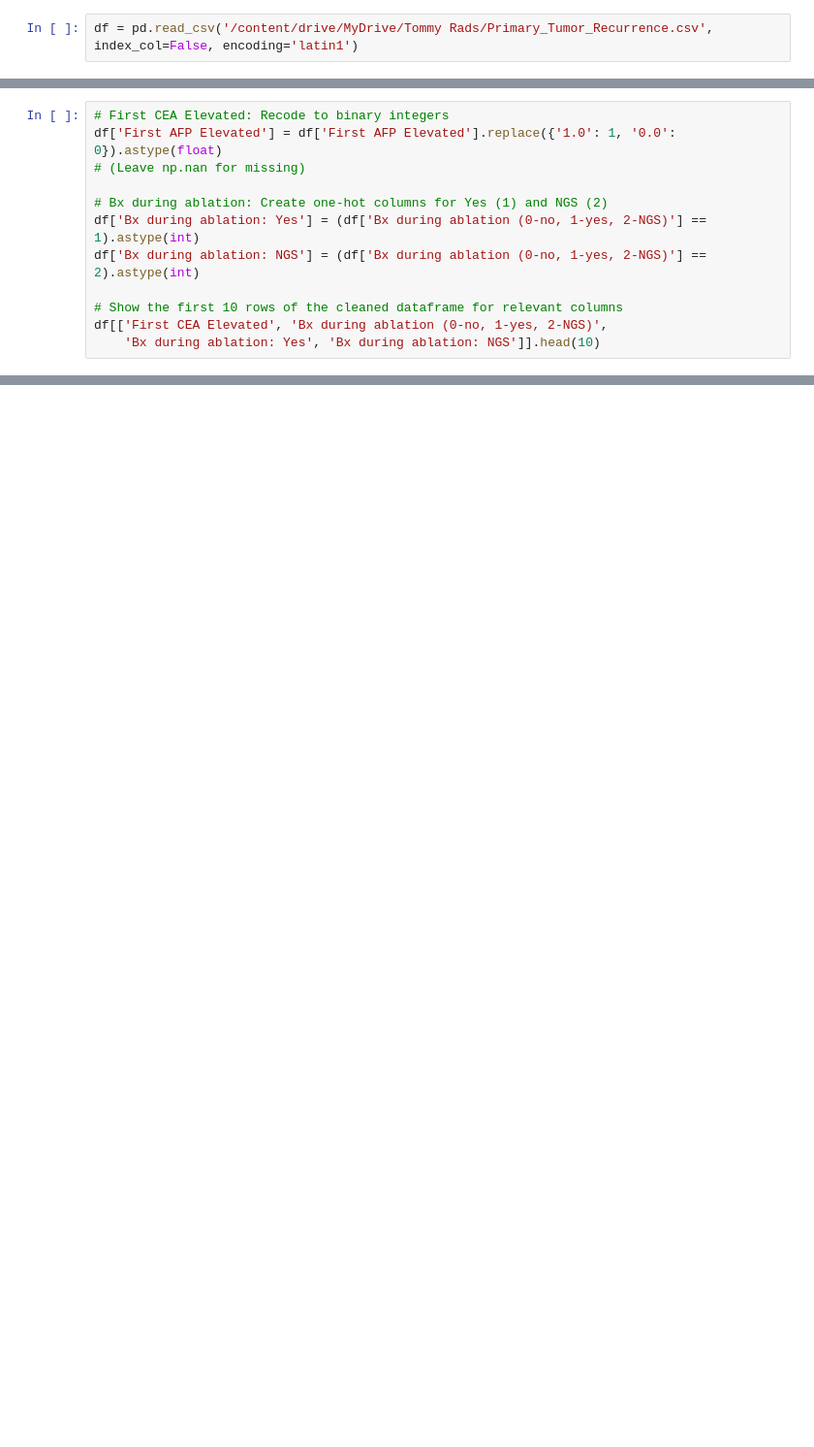
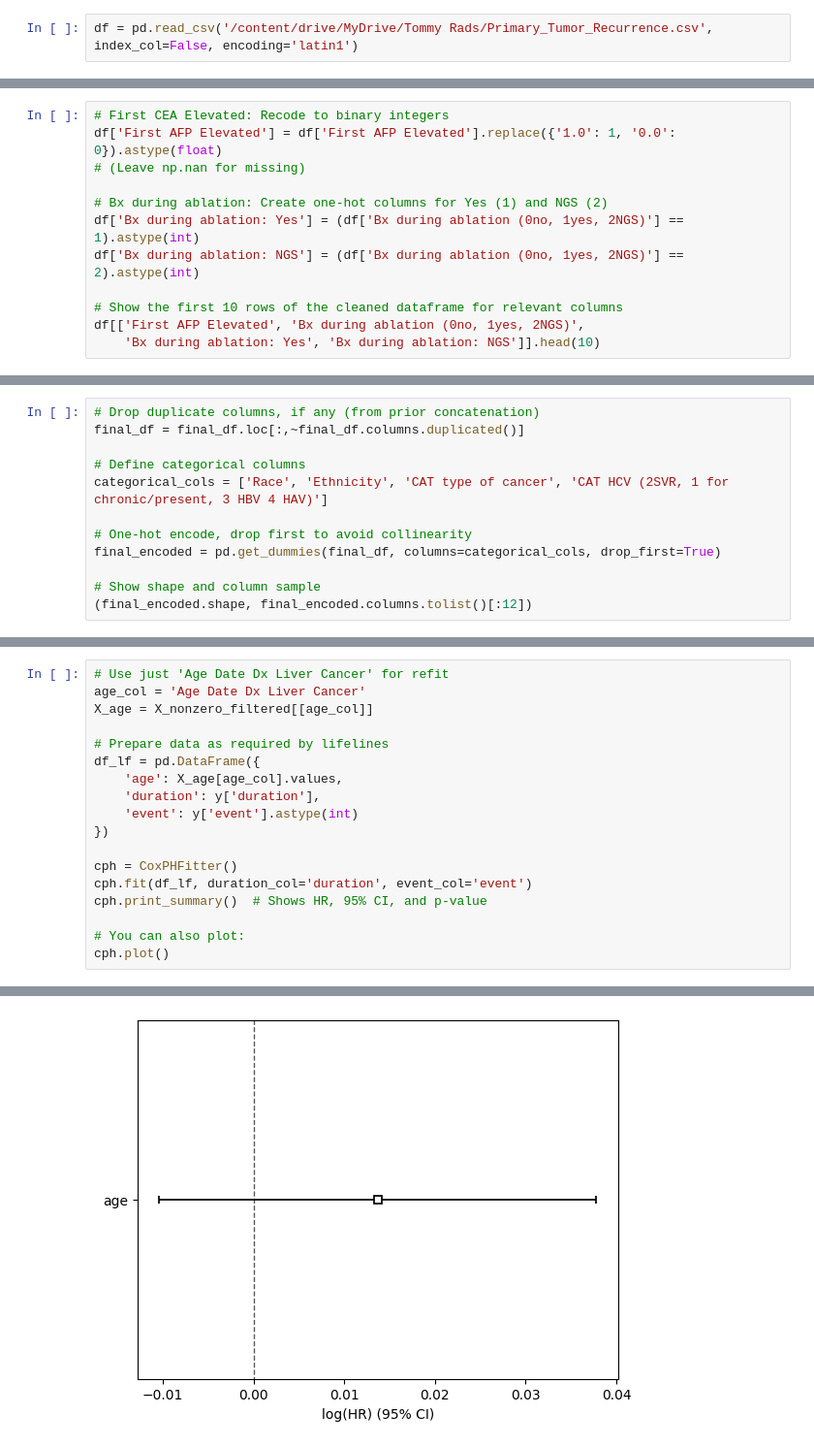
Before and after one commit to aren4/Liver_Tumors, a Jupyter notebook: Tommy_Rads.ipynb, the cells around one changed output, grey strips where cells are left out. Shown at 97% size. Drawn from its saved outputs; the diff is of its cells as text; blank space fills up the shorter version.

```diff
--- a/Tommy_Rads.ipynb
+++ b/Tommy_Rads.ipynb
@@ -1002,9 +1033,9 @@ df['First AFP Elevated'] = df['First AFP Elevated'].replace({'1.0': 1, '0.0': 0}
 # (Leave np.nan for missing)
 
 # Bx during ablation: Create one-hot columns for Yes (1) and NGS (2)
-df['Bx during ablation: Yes'] = (df['Bx during ablation (0-no, 1-yes, 2-NGS)'] == 1).astype(int)
-df['Bx during ablation: NGS'] = (df['Bx during ablation (0-no, 1-yes, 2-NGS)'] == 2).astype(int)
+df['Bx during ablation: Yes'] = (df['Bx during ablation (0no, 1yes, 2NGS)'] == 1).astype(int)
+df['Bx during ablation: NGS'] = (df['Bx during ablation (0no, 1yes, 2NGS)'] == 2).astype(int)
 
 # Show the first 10 rows of the cleaned dataframe for relevant columns
-df[['First CEA Elevated', 'Bx during ablation (0-no, 1-yes, 2-NGS)',
+df[['First AFP Elevated', 'Bx during ablation (0no, 1yes, 2NGS)',
     'Bx during ablation: Yes', 'Bx during ablation: NGS']].head(10)
@@ -1010,0 +1133,12 @@ df[['First CEA Elevated', 'Bx during ablation (0-no, 1-yes, 2-NGS)',
+# %%
+# Drop duplicate columns, if any (from prior concatenation)
+final_df = final_df.loc[:,~final_df.columns.duplicated()]
+
+# Define categorical columns
+categorical_cols = ['Race', 'Ethnicity', 'CAT type of cancer', 'CAT HCV (2SVR, 1 for chronic/present, 3 HBV 4 HAV)']
+
+# One-hot encode, drop first to avoid collinearity
+final_encoded = pd.get_dummies(final_df, columns=categorical_cols, drop_first=True)
+
+# Show shape and column sample
+(final_encoded.shape, final_encoded.columns.tolist()[:12])
@@ -1010,0 +1523,19 @@ df[['First CEA Elevated', 'Bx during ablation (0-no, 1-yes, 2-NGS)',
+# %%
+# Use just 'Age Date Dx Liver Cancer' for refit
+age_col = 'Age Date Dx Liver Cancer'
+X_age = X_nonzero_filtered[[age_col]]
+
+# Prepare data as required by lifelines
+df_lf = pd.DataFrame({
+    'age': X_age[age_col].values,
+    'duration': y['duration'],
+    'event': y['event'].astype(int)
+})
+
+cph = CoxPHFitter()
+cph.fit(df_lf, duration_col='duration', event_col='event')
+cph.print_summary()  # Shows HR, 95% CI, and p-value
+
+# You can also plot:
+cph.plot()
+# %% [output]
@@ -1010,0 +1557 @@ df[['First CEA Elevated', 'Bx during ablation (0-no, 1-yes, 2-NGS)',
+[figure, added]
```
Also changed, not shown: parts of 22 cells of this notebook.
